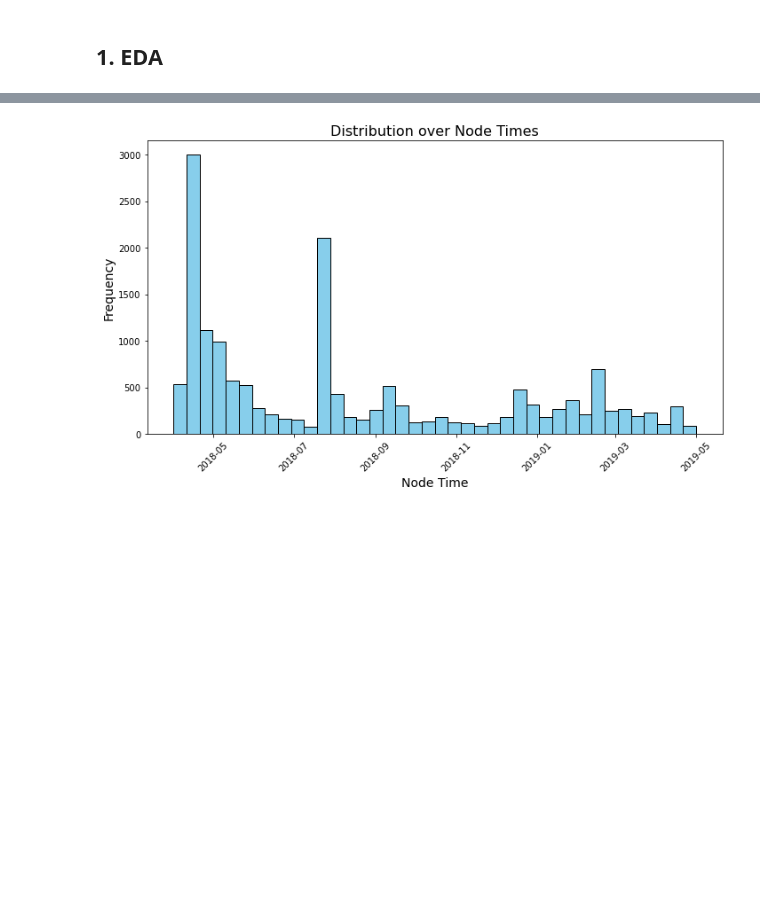
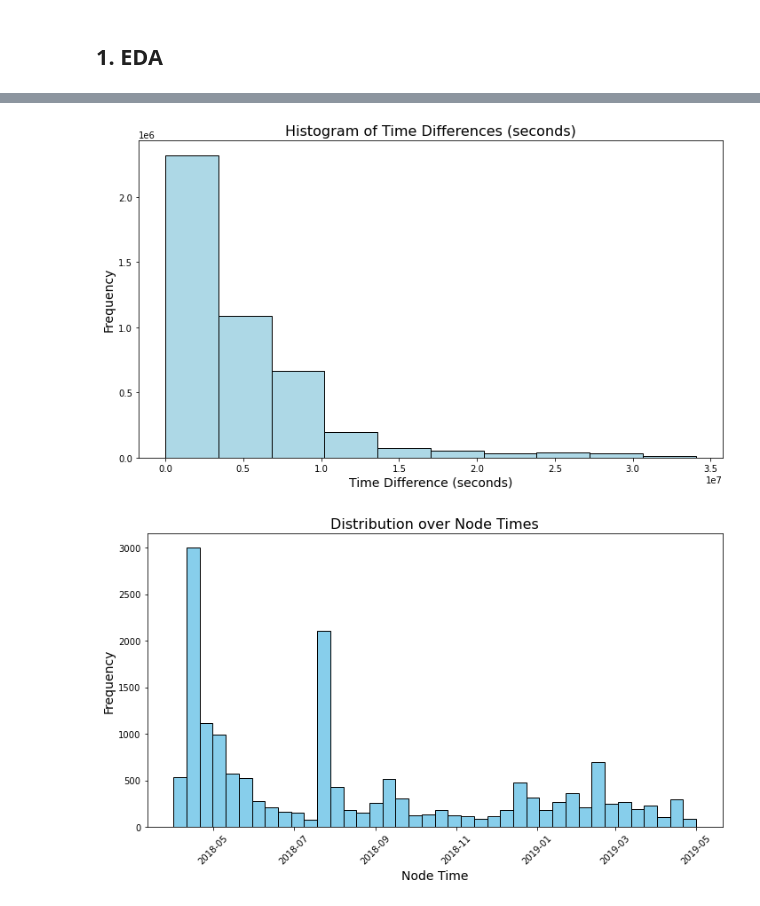
Before and after one commit to Garfatlx/NetworkScience-Assignment-2, a Jupyter notebook: Assignment2.ipynb, the cells around one changed output, grey strips where cells are left out. Drawn from its saved outputs; the diff is of its cells as text; code cells hidden in the pictures; blank space fills up the shorter version.

Commit message:
Add Time Diff

```diff
--- a/Assignment2.ipynb
+++ b/Assignment2.ipynb
@@ -39,3 +40,23 @@ data.head()
 | 2 | 1QIQqg23ItMfiKbFFrPkAw | 5hBVs8jS6_vCAFsHOjvKcA | 2018-04-01 10:23:20 | tweet | VLMOHhKkrX8 | twitter |
 | 3 | iYMBH3KdJvOiUHYxeKfx_w | qhQLCsDQNEtptuJJzfEVZA | 2018-04-01 11:13:02 | tweet | VLMOHhKkrX8 | twitter |
 | 4 | G86DyDFas0zLKkBFW0GWwg | lSmQYvUcuGn6oFyjGJduDw | 2018-04-01 13:43:07 | tweet | 4oQTWn1JfeA | twitter |
+# %%
+result = []
+for video_id, group in data.groupby('videoID'):
+    # Generate all combinations of users who share the same videoID
+    user_combinations = list(combinations(group.iterrows(), 2))
+    for (idx_1, row_1), (idx_2, row_2) in user_combinations:
+        time_diff = abs((row_1['nodeTime'] - row_2['nodeTime']).total_seconds())
+        result.append({
+            'videoID': video_id,
+            'userID_1': row_1['nodeUserID'],
+            'userID_2': row_2['nodeUserID'],
+            'timestamp_1': row_1['nodeTime'],
+            'timestamp_2': row_2['nodeTime'],
+            'time_diff_seconds': time_diff,
+            'user_1_platform': row_1['platform'],
+            'user_2_platform': row_2['platform']
+        })
+
+# Convert result to a DataFrame
+result_df = pd.DataFrame(result)
@@ -42,3 +72,15 @@ data.head()
+# %%
+plt.figure(figsize=(10, 6))
+plt.hist(result_df['time_diff_seconds'], bins=10, color='lightblue', edgecolor='black')
+
+plt.title('Histogram of Time Differences (seconds)', fontsize=16)
+plt.xlabel('Time Difference (seconds)', fontsize=14)
+plt.ylabel('Frequency', fontsize=14)
+
+plt.tight_layout()
+plt.show()
+# %% [output]
+[figure, added]
 # %%
 # Plot histogram
 plt.figure(figsize=(10, 6))
```
Also changed, not shown: parts of 2 cells of this notebook.
